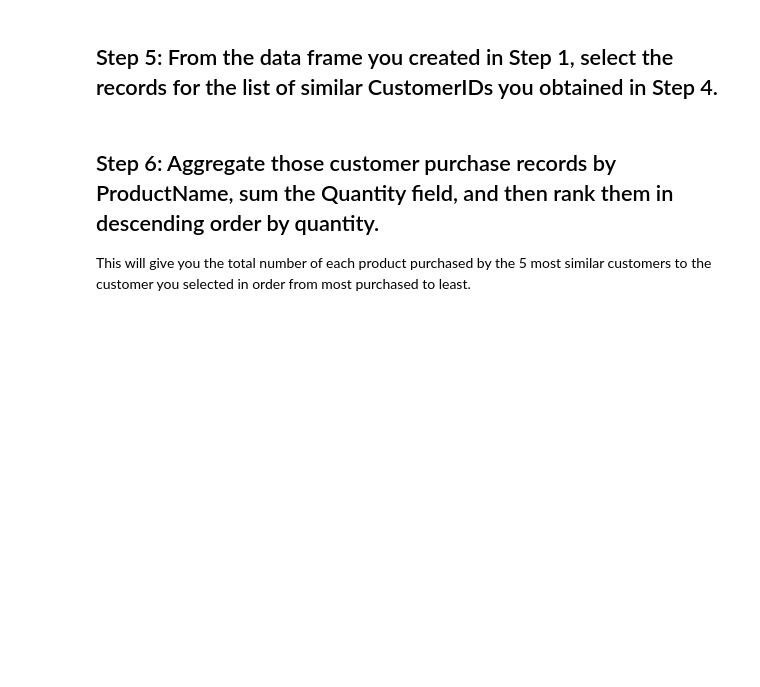
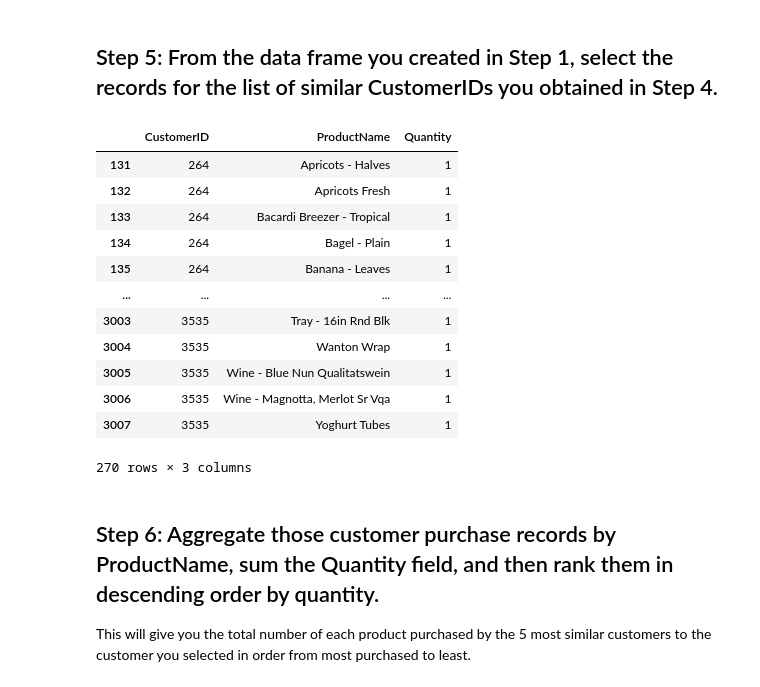
Before and after one commit to juliamoraiss/Ironhack, a Jupyter notebook: Labs/Week 7/3. Recommender-Systems/your-code/main.ipynb, the cells around one changed output. Saved outputs shown, nothing was run; the diff lists cells and outputs as text; code cells hidden in the pictures; blank space fills up the shorter version.

```diff
--- a/Labs/Week 7/3. Recommender-Systems/your-code/main.ipynb
+++ b/Labs/Week 7/3. Recommender-Systems/your-code/main.ipynb
@@ -85,5 +112,24 @@ squareform(pdist(p_table, metric='euclidean')),
 # %% [markdown]
 ## Step 5: From the data frame you created in Step 1, select the records for the list of similar CustomerIDs you obtained in Step 4.
+# %%
+group = data.groupby(by= ['CustomerID','ProductName'])[['Quantity']].sum().reset_index()
+mask = group['CustomerID'].isin([264,3535,3317,2503,3305])
+top5 = group[mask]
+top5
+# %% [output]
+|  | CustomerID | ProductName | Quantity |
+| 131 | 264 | Apricots - Halves | 1 |
+| 132 | 264 | Apricots Fresh | 1 |
+| 133 | 264 | Bacardi Breezer - Tropical | 1 |
+| 134 | 264 | Bagel - Plain | 1 |
+| 135 | 264 | Banana - Leaves | 1 |
+| ... | ... | ... | ... |
+| 3003 | 3535 | Tray - 16in Rnd Blk | 1 |
+| 3004 | 3535 | Wanton Wrap | 1 |
+| 3005 | 3535 | Wine - Blue Nun Qualitatswein | 1 |
+| 3006 | 3535 | Wine - Magnotta, Merlot Sr Vqa | 1 |
+| 3007 | 3535 | Yoghurt Tubes | 1 |
+270 rows × 3 columns
 # %% [markdown]
 ## Step 6: Aggregate those customer purchase records by ProductName, sum the Quantity field, and then rank them in descending order by quantity.
 
```
Also changed, not shown: parts of 9 cells of this notebook.
